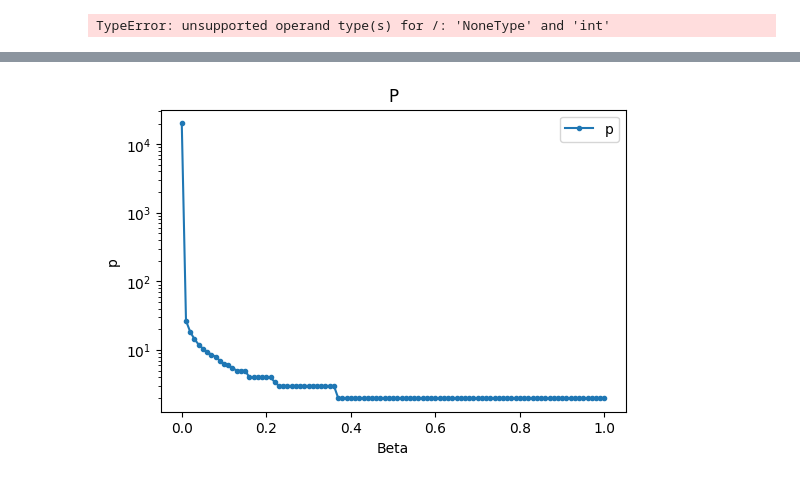
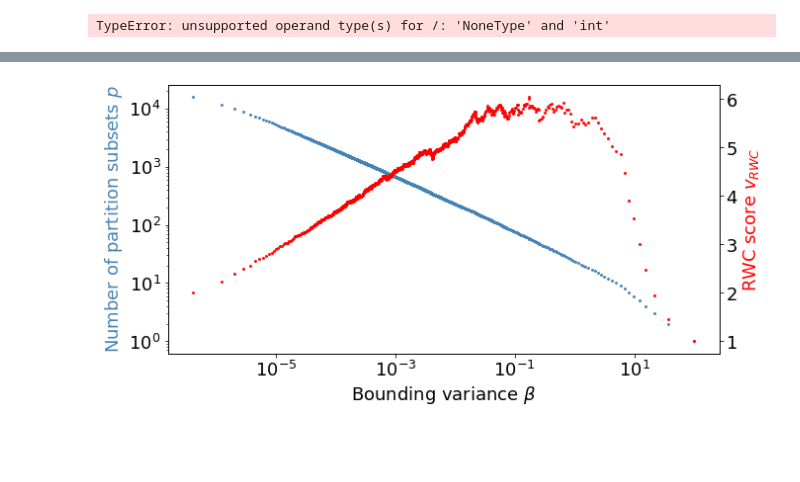
Before and after one commit to cswpy/PackageQuery, a Jupyter notebook: plots/test.ipynb, the cells around one changed output, grey strips where cells are left out. Cells and saved outputs as stored; diff of their text form; code cells hidden in the pictures; blank space fills up the shorter version.

```diff
--- a/plots/test.ipynb
+++ b/plots/test.ipynb
@@ -171,7 +163,50 @@ d.line_plot("Score", ["Beta", "val"], curves, ["rac", "rwc"], markers=['.', '.']
 r = Reader("DLV.csv")
 d = Drawer()
 curves = [r.get_curve(i) for i in [0]]
-curves = [(X, np.array(Y)) for (X,Y) in curves]
-d.line_plot("P", ["Beta", "p"], curves, ["p"], markers=['.', '.'], scales=[None, "log"])
+curves = [(X[:], np.array(Y)[:]) for (X,Y) in curves]
+print(curves)
+d.line_plot("", ["Bounding variable", "Number of partition subsets"], curves, ["p"], markers=['.', '.'], scales=[None, "Log"])
-# %% [output]
-[figure, removed]
+# %%
+r = Reader("DLV.csv")
+curves = [r.get_curve(i) for i in [0, 2]]
+curves = [(X[:], np.array(Y)[:]) for (X,Y) in curves]
+# print(curves)
+n = X[0]
+
+import matplotlib.pyplot as plt
+from pylab import rcParams
+rcParams['figure.figsize'] = 10, 5
+#define colors to use
+col1 = 'steelblue'
+col2 = 'red'
+
+#define subplots
+fig,ax = plt.subplots()
+ftsize = 18
+
+#add first line to plot
+ax.scatter(curves[0][0], curves[0][1], color=col1, marker='.', linewidth=2, s=4)
+
+#add x-axis label
+ax.set_xlabel('Bounding variance $\it{β}$', fontsize=ftsize)
+
+#add y-axis label
+ax.set_ylabel('Number of partition subsets $\it{p}$', color=col1, fontsize=ftsize)
+
+ax.set_yscale("log")
+ax.set_xscale("log")
+
+#define second y-axis that shares x-axis with current plot
+ax2 = ax.twinx()
+
+#add second line to plot
+ax2.scatter(curves[1][0], curves[1][1], color=col2, marker='.', linewidth=2, s=4)
+
+#add second y-axis label
+ax2.set_ylabel('RWC score $\it{v_{RWC}}$', color=col2, fontsize=ftsize)
+# plt.xticks(fontsize=20)
+ax2.yaxis.set_tick_params(labelsize=ftsize)
+ax.yaxis.set_tick_params(labelsize=ftsize)
+ax.xaxis.set_tick_params(labelsize=ftsize)
+# %% [output]
+[figure, added]
```
Also changed, not shown: parts of 6 cells of this notebook, 25 other files.
